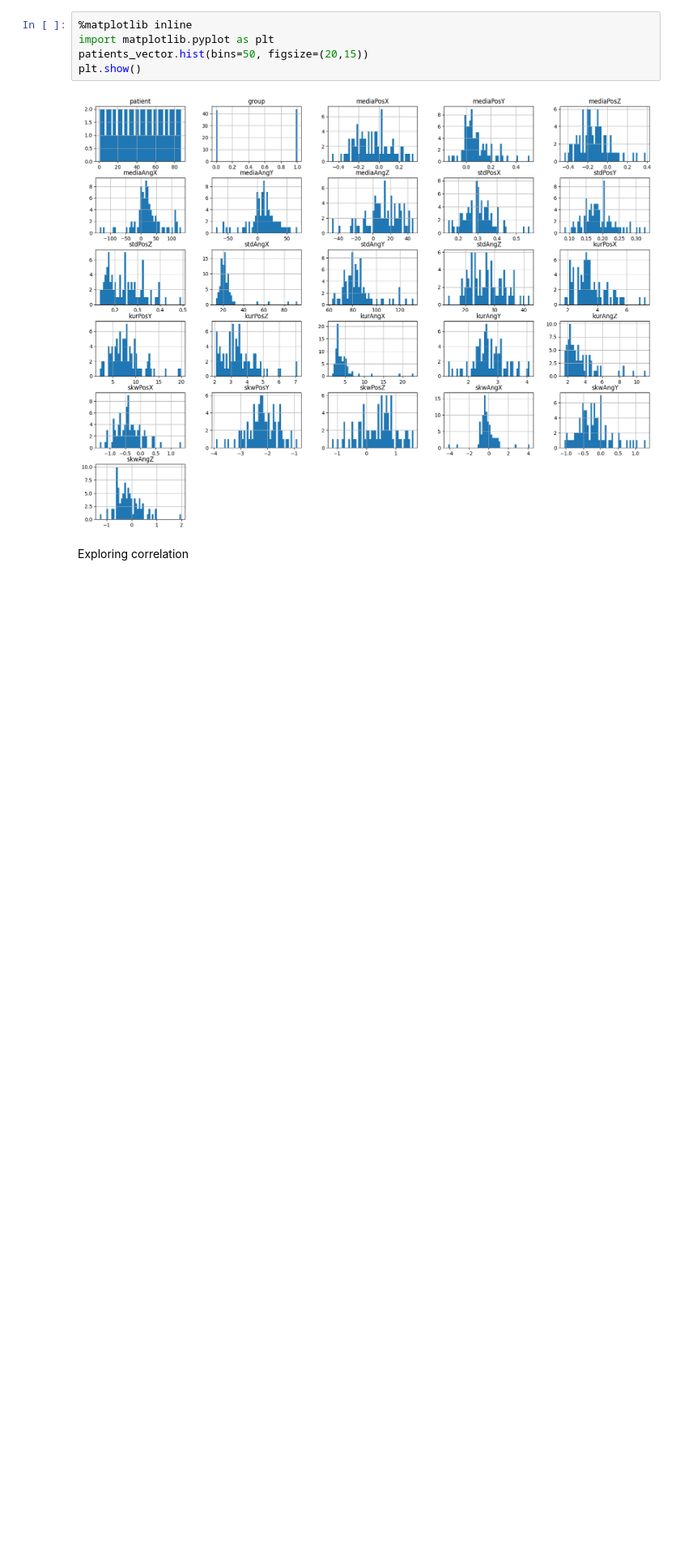
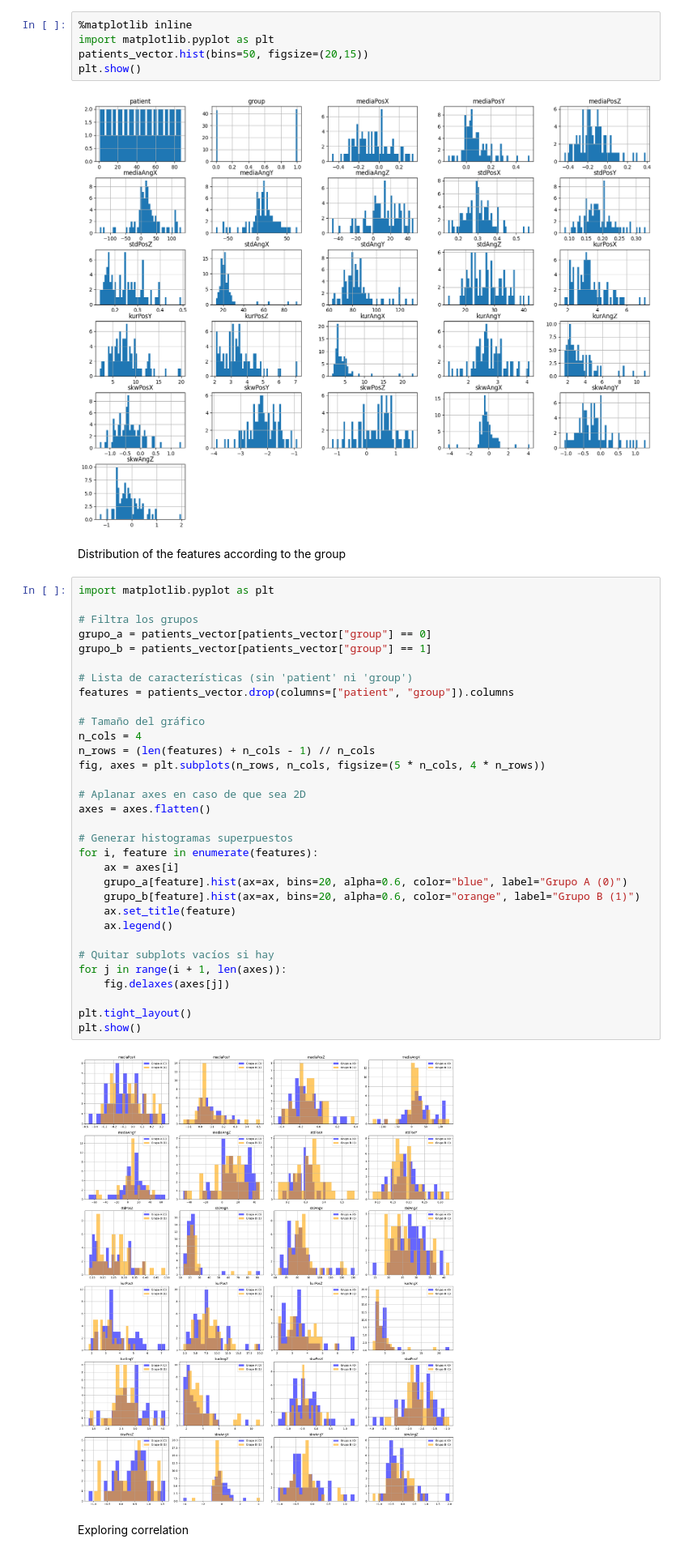
Before and after one commit to LolaSM/TFG_Bio, a Jupyter notebook: Modelo_TFG_Biomédica_Lola.ipynb, the cells around one changed output. Shown at 81% size. Saved outputs shown, nothing was run; the diff lists cells and outputs as text; blank space fills up the shorter version.

```diff
--- a/Modelo_TFG_Biomédica_Lola.ipynb
+++ b/Modelo_TFG_Biomédica_Lola.ipynb
@@ -91,6 +90,42 @@ patients_vector.hist(bins=50, figsize=(20,15))
 plt.show()
 # %% [output]
 [figure]
+# %% [markdown]
+Distribution of the features according to the group
+# %%
+import matplotlib.pyplot as plt
+
+# Filtra los grupos
+grupo_a = patients_vector[patients_vector["group"] == 0]
+grupo_b = patients_vector[patients_vector["group"] == 1]
+
+# Lista de características (sin 'patient' ni 'group')
+features = patients_vector.drop(columns=["patient", "group"]).columns
+
+# Tamaño del gráfico
+n_cols = 4
+n_rows = (len(features) + n_cols - 1) // n_cols
+fig, axes = plt.subplots(n_rows, n_cols, figsize=(5 * n_cols, 4 * n_rows))
+
+# Aplanar axes en caso de que sea 2D
+axes = axes.flatten()
+
+# Generar histogramas superpuestos
+for i, feature in enumerate(features):
+    ax = axes[i]
+    grupo_a[feature].hist(ax=ax, bins=20, alpha=0.6, color="blue", label="Grupo A (0)")
+    grupo_b[feature].hist(ax=ax, bins=20, alpha=0.6, color="orange", label="Grupo B (1)")
+    ax.set_title(feature)
+    ax.legend()
+
+# Quitar subplots vacíos si hay
+for j in range(i + 1, len(axes)):
+    fig.delaxes(axes[j])
+
+plt.tight_layout()
+plt.show()
+# %% [output]
+[figure, added]
 # %% [markdown]
 Exploring correlation
 # %%
```
Also changed, not shown: parts of 33 cells of this notebook.
